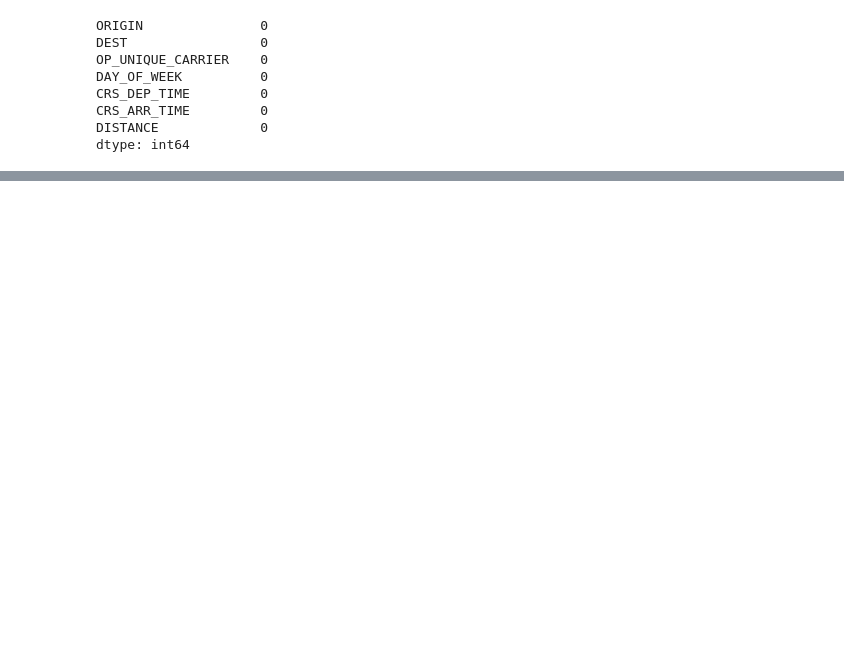
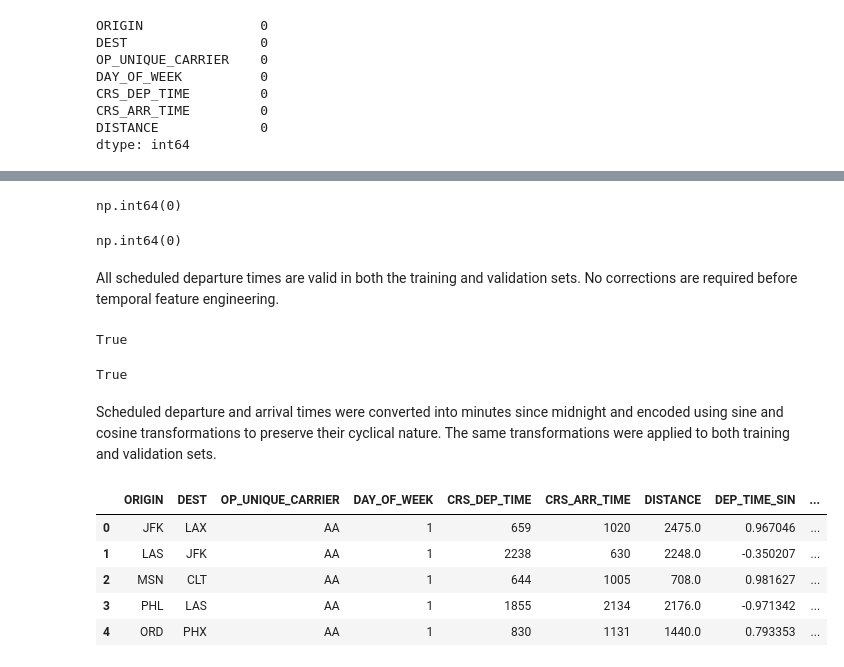
Before and after one commit to bacoscamadalina/flight-delay-prediction, a Jupyter notebook: 01_data_exploration.ipynb, the cells around one changed output, grey strips where cells are left out. Saved outputs shown, nothing was run; the diff lists cells and outputs as text; code cells hidden in the pictures; blank space fills up the shorter version.

```diff
--- a/01_data_exploration.ipynb
+++ b/01_data_exploration.ipynb
@@ -1115,0 +1216,66 @@ dtype: int64
+# %%
+# Validate Scheduled Departure Times
+departure_hours = X_train["CRS_DEP_TIME"]//100
+departure_minutes = X_train["CRS_DEP_TIME"]%100
+
+invalid_dep_time = (~departure_hours.between(0,23) | ~departure_minutes.between(0,59)).sum()
+invalid_dep_time
+# %% [output]
+np.int64(0)
+# %%
+# Validate the Validation Set
+departure_hours_valid = X_valid["CRS_DEP_TIME"]//100
+departure_minutes_valid = X_valid["CRS_DEP_TIME"]%100
+
+invalid_dep_time_valid = (~departure_hours_valid.between(0,23) | ~departure_minutes_valid.between(0,59)).sum()
+invalid_dep_time_valid
+# %% [output]
+np.int64(0)
+# %% [markdown]
+All scheduled departure times are valid in both the training and validation sets. No corrections are required before temporal feature engineering.
+# %%
+# Convert HHMM values into minutes since midnight.
+total_dep_minutes = departure_hours*60+departure_minutes
+total_dep_minutes_valid = departure_hours_valid*60+departure_minutes_valid
+# %%
+# Apply sine and cosine transformations using a 1,440-minute cycle.
+departure_sin = np.sin((2*np.pi*total_dep_minutes)/1440)
+departure_cos = np.cos((2*np.pi*total_dep_minutes)/1440)
+
+departure_sin_valid = np.sin((2*np.pi*total_dep_minutes_valid)/1440)
+departure_cos_valid = np.cos((2*np.pi*total_dep_minutes_valid)/1440)
+
+np.allclose(departure_sin**2+departure_cos**2,1)
+# %% [output]
+True
+# %%
+np.allclose(departure_sin_valid**2+departure_cos_valid**2,1)
+# %% [output]
+True
+# %% [markdown]
+Scheduled departure and arrival times were converted into minutes since midnight and encoded using sine and cosine transformations to preserve their cyclical nature. The same transformations were applied to both training and validation sets.
+# %%
+# Add the four cyclical features to the training and validation datasets.
+X_train = X_train.copy()
+X_valid = X_valid.copy()
+
+X_train["DEP_TIME_SIN"] = departure_sin
+X_train["DEP_TIME_COS"] = departure_cos
+
+X_valid["DEP_TIME_SIN"] = departure_sin_valid
+X_valid["DEP_TIME_COS"] = departure_cos_valid
+
+X_train["ARR_TIME_SIN"] = arrival_sin
+X_train["ARR_TIME_COS"] = arrival_cos
+
+X_valid["ARR_TIME_SIN"] = arrival_sin_valid
+X_valid['ARR_TIME_COS']= arrival_cos_valid
+
+X_train.head()
+# %% [output]
+|  | ORIGIN | DEST | OP_UNIQUE_CARRIER | DAY_OF_WEEK | CRS_DEP_TIME | CRS_ARR_TIME | DISTANCE | DEP_TIME_SIN | ... |
+| 0 | JFK | LAX | AA | 1 | 659 | 1020 | 2475.0 | 0.967046 | ... |
+| 1 | LAS | JFK | AA | 1 | 2238 | 630 | 2248.0 | -0.350207 | ... |
+| 2 | MSN | CLT | AA | 1 | 644 | 1005 | 708.0 | 0.981627 | ... |
+| 3 | PHL | LAS | AA | 1 | 1855 | 2134 | 2176.0 | -0.971342 | ... |
+| 4 | ORD | PHX | AA | 1 | 830 | 1131 | 1440.0 | 0.793353 | ... |
```
Also changed, not shown: parts of 41 cells of this notebook.
